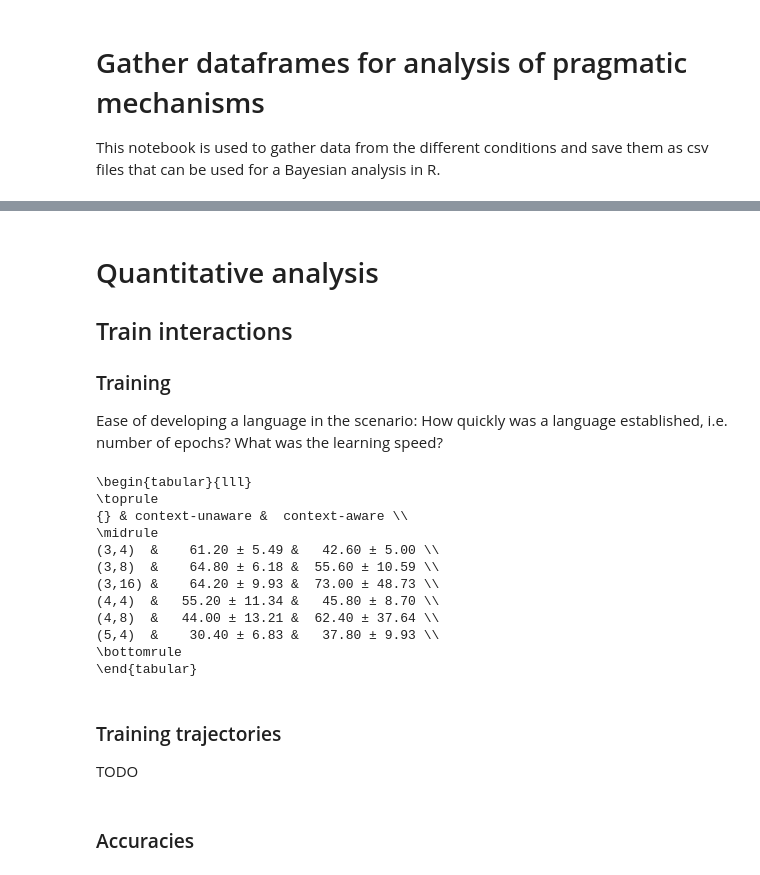
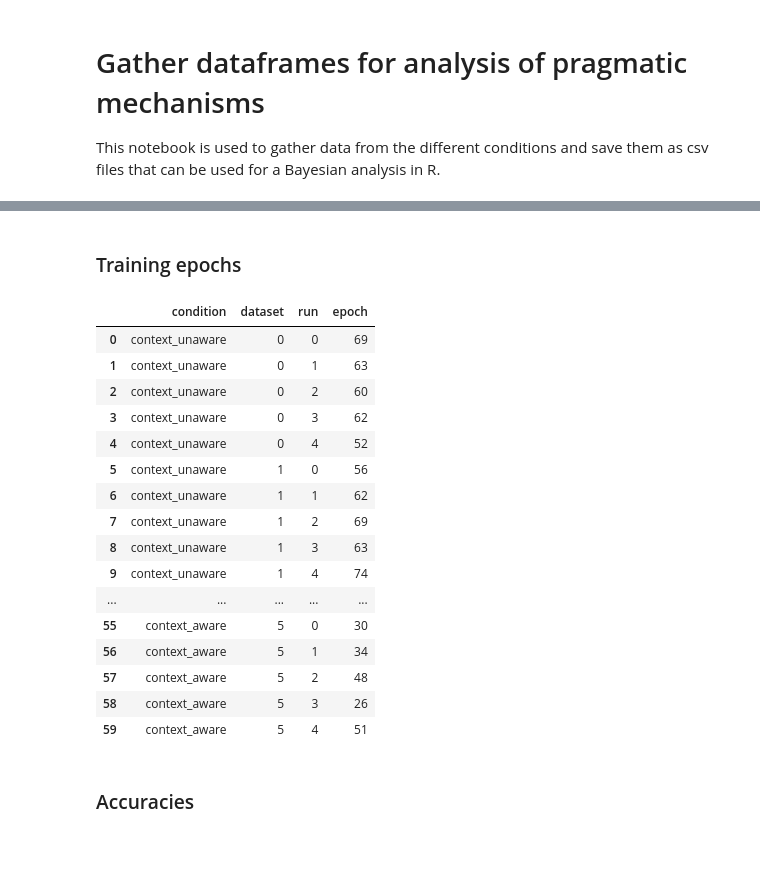
Before and after one commit to kristinakobrock/pragmatic-mechanisms, a Jupyter notebook: get_data_shared_context.ipynb, the cells around one changed output, grey strips where cells are left out. Cells and saved outputs as stored; diff of their text form; code cells hidden in the pictures; blank space fills up the shorter version.

```diff
--- a/get_data_shared_context.ipynb
+++ b/get_data_shared_context.ipynb
@@ -30,2 +34,9 @@ setting
+# %%
+setting_1 = 'length_cost/context_unaware/shared_context'
+setting_2 = 'length_cost/context_aware/shared_context'
+settings = [setting_1, setting_2]
+condition_1 = 'context_unaware'
+condition_2 = 'context_aware'
+conditions = [condition_1, condition_2]
 # %%
 # get n_epochs if early stopping
@@ -58,44 +59,36 @@ else:
-# %% [markdown]
-# Quantitative analysis
-## Train interactions
-### Training
-Ease of developing a language in the scenario: How quickly was a language established, i.e. number of epochs? What was the learning speed?
-# %%
-# gather epochs
-epochs_training = {}
-for i, d in enumerate(datasets):
-    gather_epochs = []
-    for run in range(n_runs):
-        gather_epochs.append(n_epochs_all_data[i][run])
-    epochs_training[d] = (round(np.mean(gather_epochs), 3), round(np.std(gather_epochs), 3))
-if context_unaware:
-    df_unaware = pd.DataFrame(epochs_training).transpose().rename(columns={0: 'mean', 1: 'sd'})
-    df_unaware['context-unaware'] = df_unaware.apply(lambda row: f'{row["mean"]:.2f} ± {row["sd"]:.2f}', axis=1)
-else:
-    df_aware = pd.DataFrame(epochs_training).transpose().rename(columns={0: 'mean', 1: 'sd'})
-    df_aware['context-aware'] = df_aware.apply(lambda row: f'{row["mean"]:.2f} ± {row["sd"]:.2f}', axis=1)
-try:
-    df_acc = pd.concat([df_unaware['context-unaware'], df_aware['context-aware']], axis=1)
-    latex_table = df_acc.to_latex()
-    print(latex_table)
-except KeyError or NameError:
-    print("Run this section with context_unaware = True and context_unaware = False.")
-# %% [output]
-\begin{tabular}{lll}
-\toprule
-{} & context-unaware &  context-aware \\
-\midrule
-(3,4)  &    61.20 ± 5.49 &   42.60 ± 5.00 \\
-(3,8)  &    64.80 ± 6.18 &  55.60 ± 10.59 \\
-(3,16) &    64.20 ± 9.93 &  73.00 ± 48.73 \\
-(4,4)  &   55.20 ± 11.34 &   45.80 ± 8.70 \\
-(4,8)  &   44.00 ± 13.21 &  62.40 ± 37.64 \\
-(5,4)  &    30.40 ± 6.83 &   37.80 ± 9.93 \\
-\bottomrule
-\end{tabular}
 # %% [markdown]
-### Training trajectories
-TODO
+### Training epochs
+# %%
+# gather epochs
+epochs_training = {"condition": [], "dataset": [], "run": [], "epoch": []}
+for i, setting in enumerate(settings):
+    for d, dataset in enumerate(datasets):
+        for run in range(n_runs):
+            epochs_training['condition'].append(conditions[i])
+            epochs_training['dataset'].append(d)
+            epochs_training['run'].append(run)
+            epochs_training['epoch'].append(n_epochs_all_data[conditions[i]][d][run])
+df = pd.DataFrame(epochs_training)
+df.to_csv("BayesianAnalysis/exp1/epochs_training.csv", index=False)
+df
+# %% [output]
+|  | condition | dataset | run | epoch |
+| 0 | context_unaware | 0 | 0 | 69 |
+| 1 | context_unaware | 0 | 1 | 63 |
+| 2 | context_unaware | 0 | 2 | 60 |
+| 3 | context_unaware | 0 | 3 | 62 |
+| 4 | context_unaware | 0 | 4 | 52 |
+| 5 | context_unaware | 1 | 0 | 56 |
+| 6 | context_unaware | 1 | 1 | 62 |
+| 7 | context_unaware | 1 | 2 | 69 |
+| 8 | context_unaware | 1 | 3 | 63 |
+| 9 | context_unaware | 1 | 4 | 74 |
+| ... | ... | ... | ... | ... |
+| 55 | context_aware | 5 | 0 | 30 |
+| 56 | context_aware | 5 | 1 | 34 |
+| 57 | context_aware | 5 | 2 | 48 |
+| 58 | context_aware | 5 | 3 | 26 |
+| 59 | context_aware | 5 | 4 | 51 |
 # %% [markdown]
 ### Accuracies
 # %%
```
Also changed, not shown: parts of 133 cells of this notebook, 43 other files.
